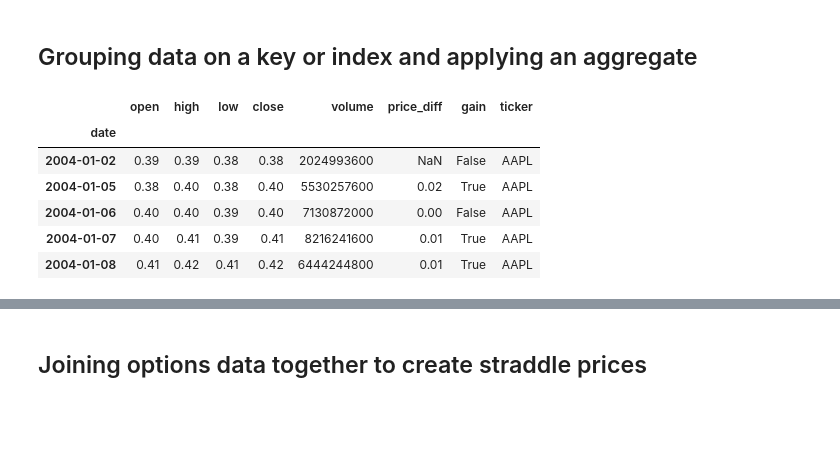
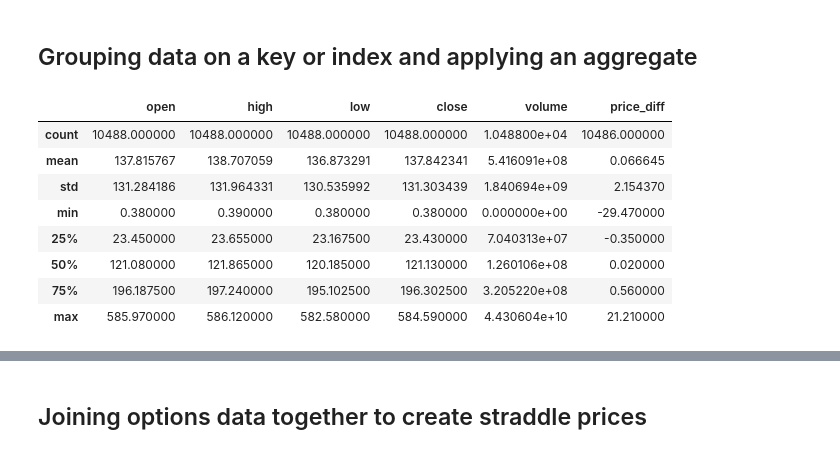
Before and after one commit to MichalPoleszczuk/Books, a Jupyter notebook: Python_for_Algorithmic_Trading_Cookbook/Chapter2/Notes_to_Chapter2.ipynb, the cells around one changed output, grey strips where cells are left out. Saved outputs shown, nothing was run; the diff lists cells and outputs as text; code cells hidden in the pictures; blank space fills up the shorter version.

```diff
--- a/Python_for_Algorithmic_Trading_Cookbook/Chapter2/Notes_to_Chapter2.ipynb
+++ b/Python_for_Algorithmic_Trading_Cookbook/Chapter2/Notes_to_Chapter2.ipynb
@@ -480,15 +480,17 @@ pd.pivot_table(
 # %%
 concated = pd.concat([asset, benchmark])
 # %%
-concated.head()
+concated.describe()
 # %% [output]
-|  | open | high | low | close | volume | price_diff | gain | ticker |
-| date |  |  |  |  |  |  |  |  |
-| 2004-01-02 | 0.39 | 0.39 | 0.38 | 0.38 | 2024993600 | NaN | False | AAPL |
-| 2004-01-05 | 0.38 | 0.40 | 0.38 | 0.40 | 5530257600 | 0.02 | True | AAPL |
-| 2004-01-06 | 0.40 | 0.40 | 0.39 | 0.40 | 7130872000 | 0.00 | False | AAPL |
-| 2004-01-07 | 0.40 | 0.41 | 0.39 | 0.41 | 8216241600 | 0.01 | True | AAPL |
-| 2004-01-08 | 0.41 | 0.42 | 0.41 | 0.42 | 6444244800 | 0.01 | True | AAPL |
+|  | open | high | low | close | volume | price_diff |
+| count | 10488.000000 | 10488.000000 | 10488.000000 | 10488.000000 | 1.048800e+04 | 10486.000000 |
+| mean | 137.815767 | 138.707059 | 136.873291 | 137.842341 | 5.416091e+08 | 0.066645 |
+| std | 131.284186 | 131.964331 | 130.535992 | 131.303439 | 1.840694e+09 | 2.154370 |
+| min | 0.380000 | 0.390000 | 0.380000 | 0.380000 | 0.000000e+00 | -29.470000 |
+| 25% | 23.450000 | 23.655000 | 23.167500 | 23.430000 | 7.040313e+07 | -0.350000 |
+| 50% | 121.080000 | 121.865000 | 120.185000 | 121.130000 | 1.260106e+08 | 0.020000 |
+| 75% | 196.187500 | 197.240000 | 195.102500 | 196.302500 | 3.205220e+08 | 0.560000 |
+| max | 585.970000 | 586.120000 | 582.580000 | 584.590000 | 4.430604e+10 | 21.210000 |
 # %%
 # group the resulting df by ticker
 concated.groupby("ticker").close.ohlc()
```
Also changed, not shown: parts of 19 cells of this notebook.
